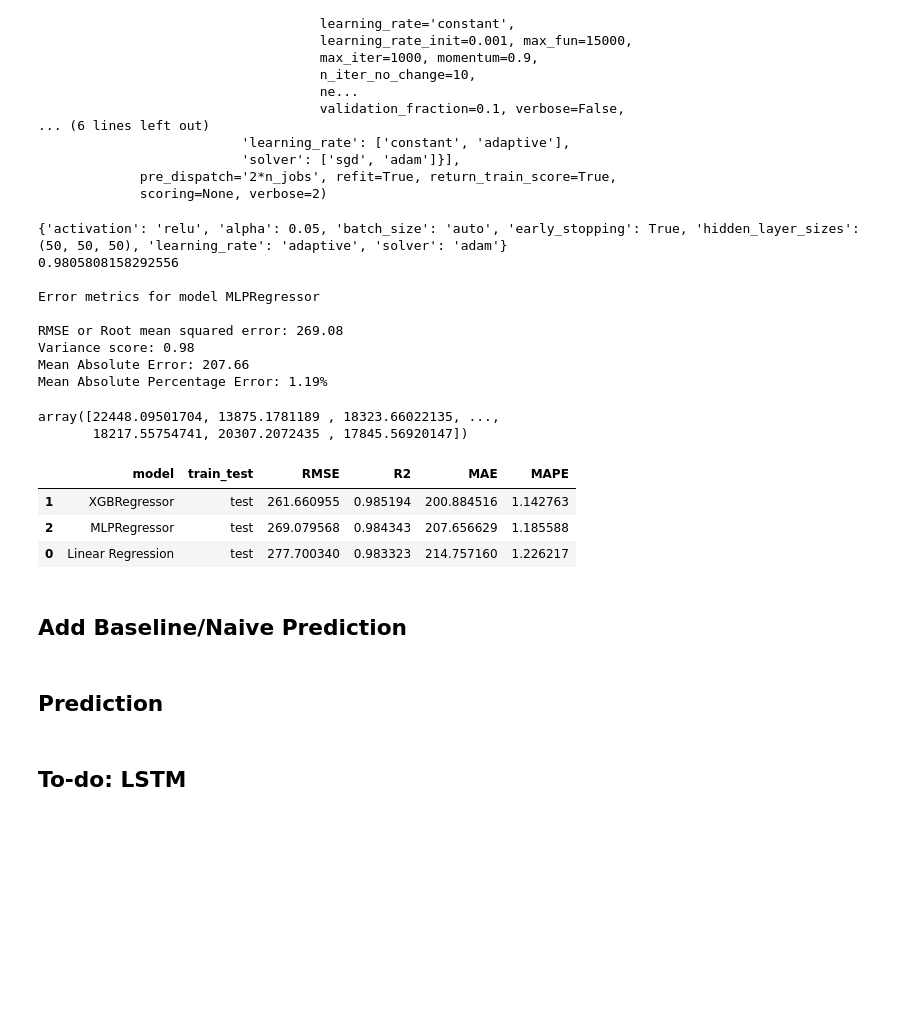
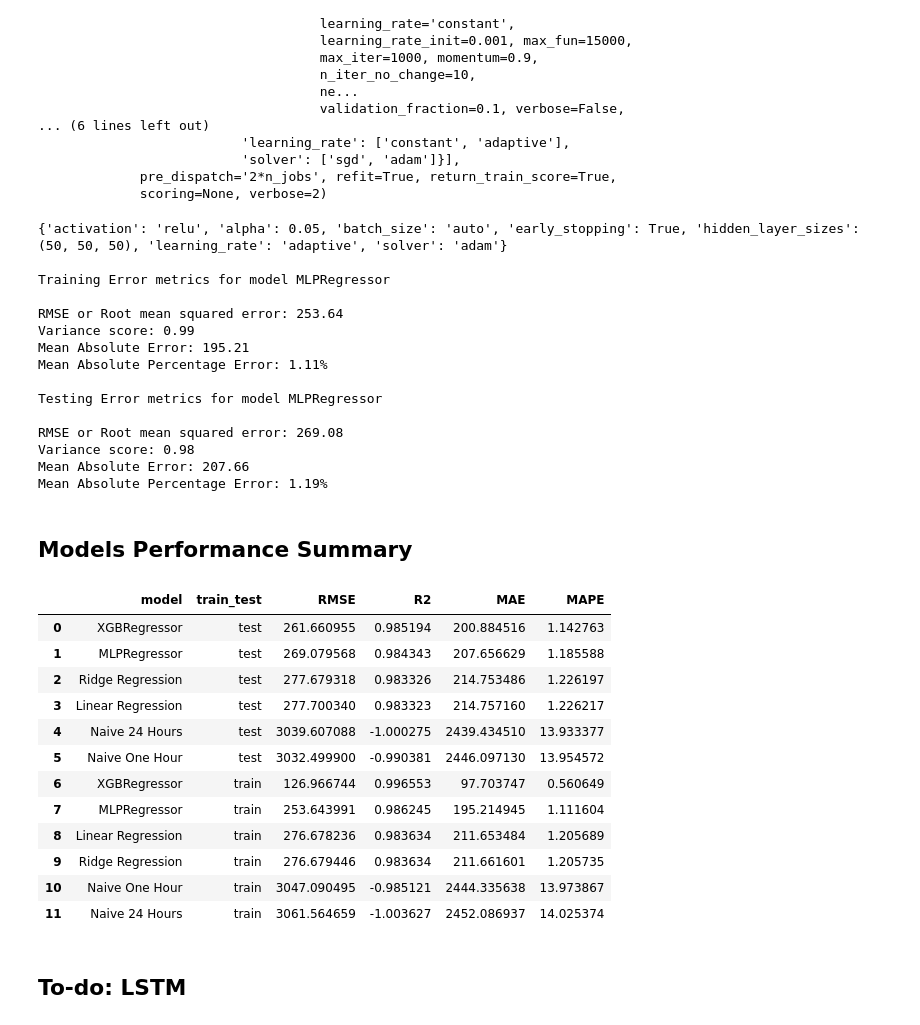
Before and after one commit to camadi/Ontario_Hourly_Electricity_Demand_Forecast, a Jupyter notebook: src/market_demand_prediction.ipynb, the cells around one changed output. Drawn from its saved outputs; the diff is of its cells as text; code cells hidden in the pictures; blank space fills up the shorter version.

Commit message:
Adding baseline prediction

```diff
--- a/src/market_demand_prediction.ipynb
+++ b/src/market_demand_prediction.ipynb
@@ -993,4 +993,7 @@ def mean_absolute_percentage_error(y_true, y_pred):
     """Calculates the percentage error on the absolute value"""
     y_true, y_pred = np.array(y_true), np.array(y_pred)
     return np.mean(np.abs((y_true - y_pred) / y_true)) * 100
+# %%
+# Initialize empty dictionary to save all the errors from different models
+error_summary = dict()
 # %%
@@ -1280,30 +1379,25 @@ GridSearchCV(cv=TimeSeriesSplit(max_train_size=None, n_splits=3),
              pre_dispatch='2*n_jobs', refit=True, return_train_score=True,
              scoring=None, verbose=2)
 # %%
-joblib.dump(mplr_gridsearchcv, 'output/mplr_gridsearchcv.pkl') #Saving gridsearchcv object
-
-train_mae_mplr = mean_absolute_error(y_train, mplr_gridsearchcv.predict(X_train))
-test_mae_mplr = mean_absolute_error(y_test, mplr_gridsearchcv.predict(X_test))
-
-train_mse_mplr = mean_squared_error(y_train, mplr_gridsearchcv.predict(X_train))
-test_mse_mplr = mean_squared_error(y_test, mplr_gridsearchcv.predict(X_test))
+# joblib.dump(mplr_gridsearchcv, 'output/mplr_gridsearchcv.pkl') #Saving gridsearchcv object
 
 print(mplr_gridsearchcv.best_params_)
-print(mplr_gridsearchcv.best_score_)
-error_metrics(y_test, mplr_gridsearchcv.predict(X_test), "MLPRegressor")
+
+error_metrics_summary(y_train, mplr_gridsearchcv.predict(X_train), "MLPRegressor", test = False)
+error_metrics_summary(y_test, mplr_gridsearchcv.predict(X_test), "MLPRegressor")
 # %% [output]
 {'activation': 'relu', 'alpha': 0.05, 'batch_size': 'auto', 'early_stopping': True, 'hidden_layer_sizes': (50, 50, 50), 'learning_rate': 'adaptive', 'solver': 'adam'}
-0.9805808158292556
 
-Error metrics for model MLPRegressor
+Training Error metrics for model MLPRegressor
+
+RMSE or Root mean squared error: 253.64
+Variance score: 0.99
+Mean Absolute Error: 195.21
+Mean Absolute Percentage Error: 1.11%
+
+Testing Error metrics for model MLPRegressor
 
 RMSE or Root mean squared error: 269.08
 Variance score: 0.98
 Mean Absolute Error: 207.66
 Mean Absolute Percentage Error: 1.19%
-# %%
-mlp_pred = mplr_gridsearchcv.predict(X_test)
-mlp_pred
-# %% [output]
-array([22448.09501704, 13875.1781189 , 18323.66022135, ...,
-       18217.55754741, 20307.2072435 , 17845.56920147])
@@ -1317,18 +1412,26 @@ pred_series.index = y_test.index
 # #plt.legend('test,prediction', ncol=2, loc='upper left');
 # # plt.legend(bbox_to_anchor=(1.05, 1), loc=2, borderaxespad=0.)
 # plt.title('testing result')
+# %% [markdown]
+## Models Performance Summary
 # %%
-perf_summary = pd.DataFrame(dict_error)
-perf_summary.sort_values('MAE', ascending=True)
+perf_summary = pd.DataFrame(error_summary)
+perf_summary = perf_summary.sort_values(['train_test', 'MAE']).reset_index(drop=True)
+perf_summary
 # %% [output]
 |  | model | train_test | RMSE | R2 | MAE | MAPE |
-| 1 | XGBRegressor | test | 261.660955 | 0.985194 | 200.884516 | 1.142763 |
-| 2 | MLPRegressor | test | 269.079568 | 0.984343 | 207.656629 | 1.185588 |
-| 0 | Linear Regression | test | 277.700340 | 0.983323 | 214.757160 | 1.226217 |
+| 0 | XGBRegressor | test | 261.660955 | 0.985194 | 200.884516 | 1.142763 |
+| 1 | MLPRegressor | test | 269.079568 | 0.984343 | 207.656629 | 1.185588 |
+| 2 | Ridge Regression | test | 277.679318 | 0.983326 | 214.753486 | 1.226197 |
+| 3 | Linear Regression | test | 277.700340 | 0.983323 | 214.757160 | 1.226217 |
+| 4 | Naive 24 Hours | test | 3039.607088 | -1.000275 | 2439.434510 | 13.933377 |
+| 5 | Naive One Hour | test | 3032.499900 | -0.990381 | 2446.097130 | 13.954572 |
+| 6 | XGBRegressor | train | 126.966744 | 0.996553 | 97.703747 | 0.560649 |
+| 7 | MLPRegressor | train | 253.643991 | 0.986245 | 195.214945 | 1.111604 |
+| 8 | Linear Regression | train | 276.678236 | 0.983634 | 211.653484 | 1.205689 |
+| 9 | Ridge Regression | train | 276.679446 | 0.983634 | 211.661601 | 1.205735 |
+| 10 | Naive One Hour | train | 3047.090495 | -0.985121 | 2444.335638 | 13.973867 |
+| 11 | Naive 24 Hours | train | 3061.564659 | -1.003627 | 2452.086937 | 14.025374 |
-# %% [markdown]
-## Add Baseline/Naive Prediction
-# %% [markdown]
-## Prediction
 # %% [markdown]
 ## To-do: LSTM
 # %%
```
Also changed, not shown: parts of 19 cells of this notebook.
